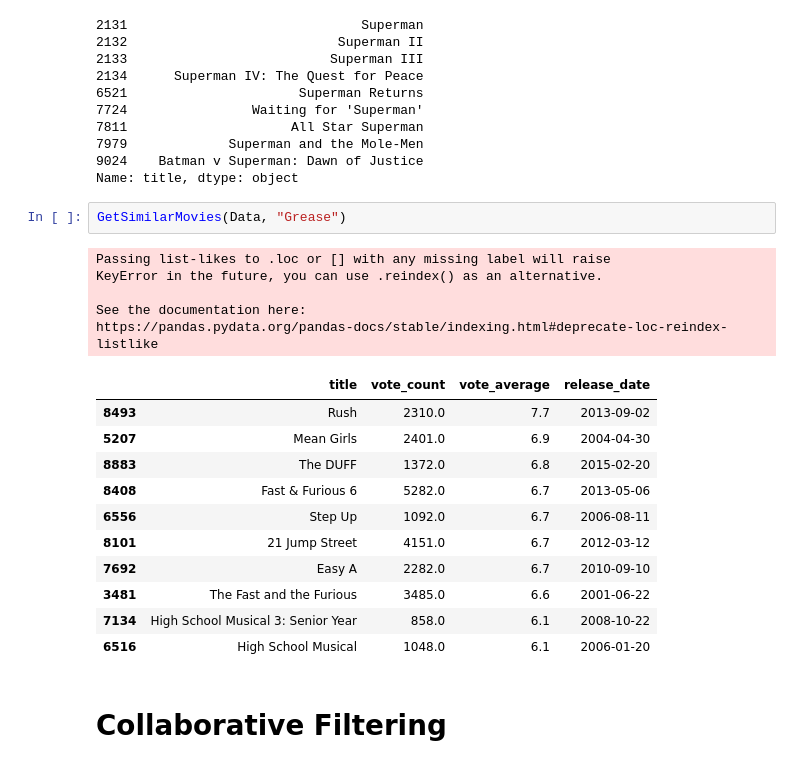
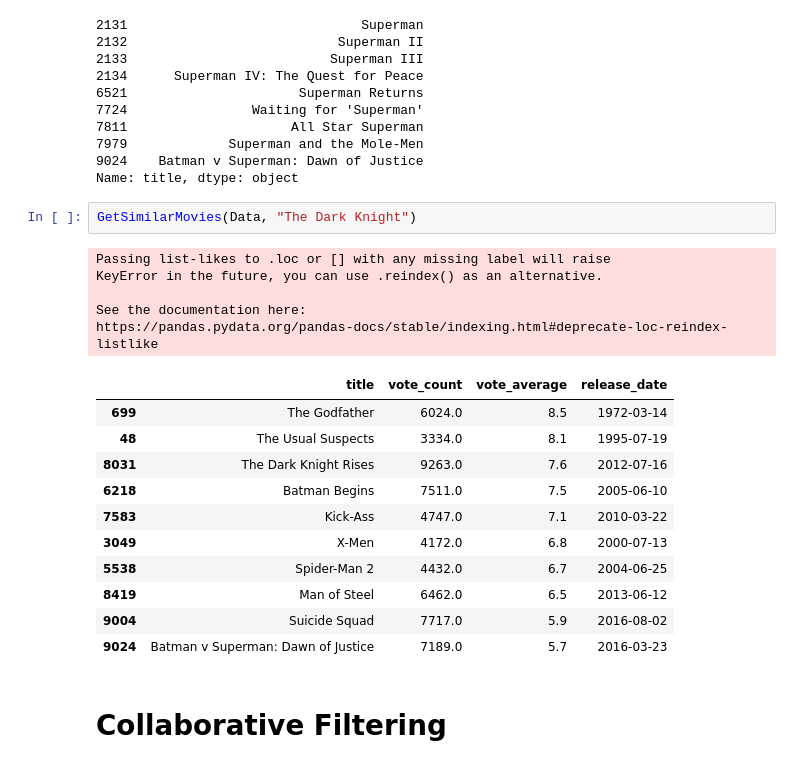
Before and after one commit to chykey1/Recommender-System, a Jupyter notebook: Recommender System V1.ipynb, the cells around one changed output. Saved outputs shown, nothing was run; the diff lists cells and outputs as text.

```diff
--- a/Recommender System V1.ipynb
+++ b/Recommender System V1.ipynb
@@ -341,24 +341,24 @@ Data[Data["title"].str.contains("Superman")]["title"]
 9024    Batman v Superman: Dawn of Justice
 Name: title, dtype: object
 # %%
-GetSimilarMovies(Data, "Grease")
+GetSimilarMovies(Data, "The Dark Knight")
 # %% [output]
 Passing list-likes to .loc or [] with any missing label will raise
 KeyError in the future, you can use .reindex() as an alternative.
 
 See the documentation here:
 https://pandas.pydata.org/pandas-docs/stable/indexing.html#deprecate-loc-reindex-listlike
 |  | title | vote_count | vote_average | release_date |
-| 8493 | Rush | 2310.0 | 7.7 | 2013-09-02 |
-| 5207 | Mean Girls | 2401.0 | 6.9 | 2004-04-30 |
-| 8883 | The DUFF | 1372.0 | 6.8 | 2015-02-20 |
-| 8408 | Fast & Furious 6 | 5282.0 | 6.7 | 2013-05-06 |
-| 6556 | Step Up | 1092.0 | 6.7 | 2006-08-11 |
-| 8101 | 21 Jump Street | 4151.0 | 6.7 | 2012-03-12 |
-| 7692 | Easy A | 2282.0 | 6.7 | 2010-09-10 |
-| 3481 | The Fast and the Furious | 3485.0 | 6.6 | 2001-06-22 |
-| 7134 | High School Musical 3: Senior Year | 858.0 | 6.1 | 2008-10-22 |
-| 6516 | High School Musical | 1048.0 | 6.1 | 2006-01-20 |
+| 699 | The Godfather | 6024.0 | 8.5 | 1972-03-14 |
+| 48 | The Usual Suspects | 3334.0 | 8.1 | 1995-07-19 |
+| 8031 | The Dark Knight Rises | 9263.0 | 7.6 | 2012-07-16 |
+| 6218 | Batman Begins | 7511.0 | 7.5 | 2005-06-10 |
+| 7583 | Kick-Ass | 4747.0 | 7.1 | 2010-03-22 |
+| 3049 | X-Men | 4172.0 | 6.8 | 2000-07-13 |
+| 5538 | Spider-Man 2 | 4432.0 | 6.7 | 2004-06-25 |
+| 8419 | Man of Steel | 6462.0 | 6.5 | 2013-06-12 |
+| 9004 | Suicide Squad | 7717.0 | 5.9 | 2016-08-02 |
+| 9024 | Batman v Superman: Dawn of Justice | 7189.0 | 5.7 | 2016-03-23 |
 # %% [markdown]
 # Collaborative Filtering
 # %% [markdown]
```
Also changed, not shown: parts of 9 cells of this notebook.
